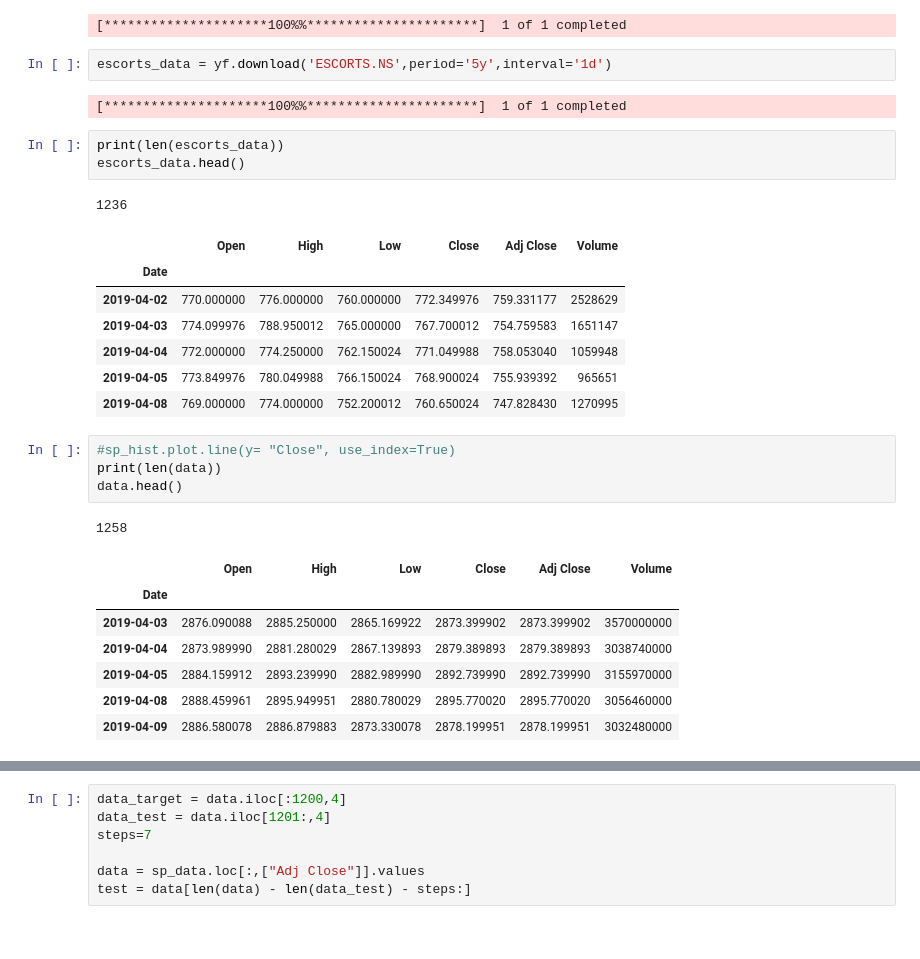
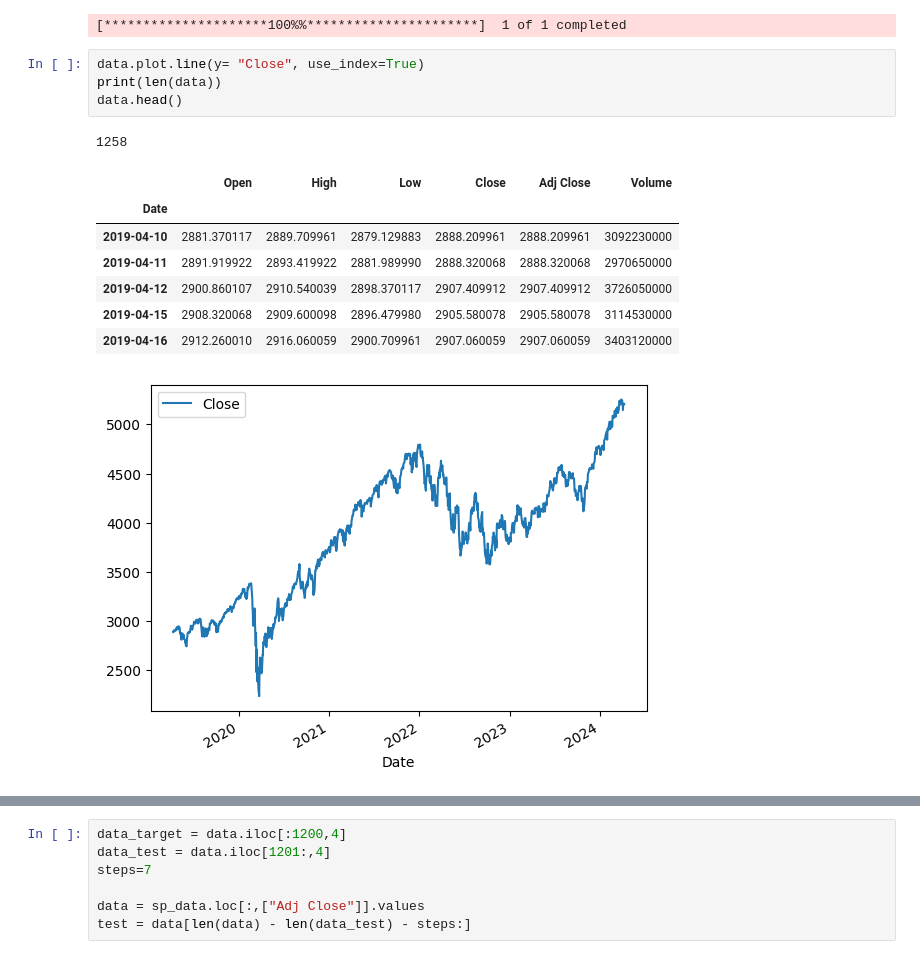
Before and after one commit to ethanylhuang2/LSTM-for-Stock-Price-Prediction, a Jupyter notebook: stock_predictor.ipynb, the cells around one changed output, grey strips where cells are left out. Saved outputs shown, nothing was run; the diff lists cells and outputs as text.

```diff
--- a/stock_predictor.ipynb
+++ b/stock_predictor.ipynb
@@ -36,32 +25,17 @@ import numpy as np
 data = yf.download('^GSPC', period = '5y', interval = '1d')
 # %% [output]
 [*********************100%%**********************]  1 of 1 completed
-# %%
-escorts_data = yf.download('ESCORTS.NS',period='5y',interval='1d')
-# %% [output]
-[*********************100%%**********************]  1 of 1 completed
-# %%
-print(len(escorts_data))
-escorts_data.head()
-# %% [output]
-1236
-|  | Open | High | Low | Close | Adj Close | Volume |
-| Date |  |  |  |  |  |  |
-| 2019-04-02 | 770.000000 | 776.000000 | 760.000000 | 772.349976 | 759.331177 | 2528629 |
-| 2019-04-03 | 774.099976 | 788.950012 | 765.000000 | 767.700012 | 754.759583 | 1651147 |
-| 2019-04-04 | 772.000000 | 774.250000 | 762.150024 | 771.049988 | 758.053040 | 1059948 |
-| 2019-04-05 | 773.849976 | 780.049988 | 766.150024 | 768.900024 | 755.939392 | 965651 |
-| 2019-04-08 | 769.000000 | 774.000000 | 752.200012 | 760.650024 | 747.828430 | 1270995 |
 # %%
-#sp_hist.plot.line(y= "Close", use_index=True)
+data.plot.line(y= "Close", use_index=True)
 print(len(data))
 data.head()
 # %% [output]
 1258
 |  | Open | High | Low | Close | Adj Close | Volume |
 | Date |  |  |  |  |  |  |
-| 2019-04-03 | 2876.090088 | 2885.250000 | 2865.169922 | 2873.399902 | 2873.399902 | 3570000000 |
-| 2019-04-04 | 2873.989990 | 2881.280029 | 2867.139893 | 2879.389893 | 2879.389893 | 3038740000 |
-| 2019-04-05 | 2884.159912 | 2893.239990 | 2882.989990 | 2892.739990 | 2892.739990 | 3155970000 |
-| 2019-04-08 | 2888.459961 | 2895.949951 | 2880.780029 | 2895.770020 | 2895.770020 | 3056460000 |
-| 2019-04-09 | 2886.580078 | 2886.879883 | 2873.330078 | 2878.199951 | 2878.199951 | 3032480000 |
+| 2019-04-10 | 2881.370117 | 2889.709961 | 2879.129883 | 2888.209961 | 2888.209961 | 3092230000 |
+| 2019-04-11 | 2891.919922 | 2893.419922 | 2881.989990 | 2888.320068 | 2888.320068 | 2970650000 |
+| 2019-04-12 | 2900.860107 | 2910.540039 | 2898.370117 | 2907.409912 | 2907.409912 | 3726050000 |
+| 2019-04-15 | 2908.320068 | 2909.600098 | 2896.479980 | 2905.580078 | 2905.580078 | 3114530000 |
+| 2019-04-16 | 2912.260010 | 2916.060059 | 2900.709961 | 2907.060059 | 2907.060059 | 3403120000 |
+[figure, added]
```
Also changed, not shown: parts of 5 cells of this notebook.
